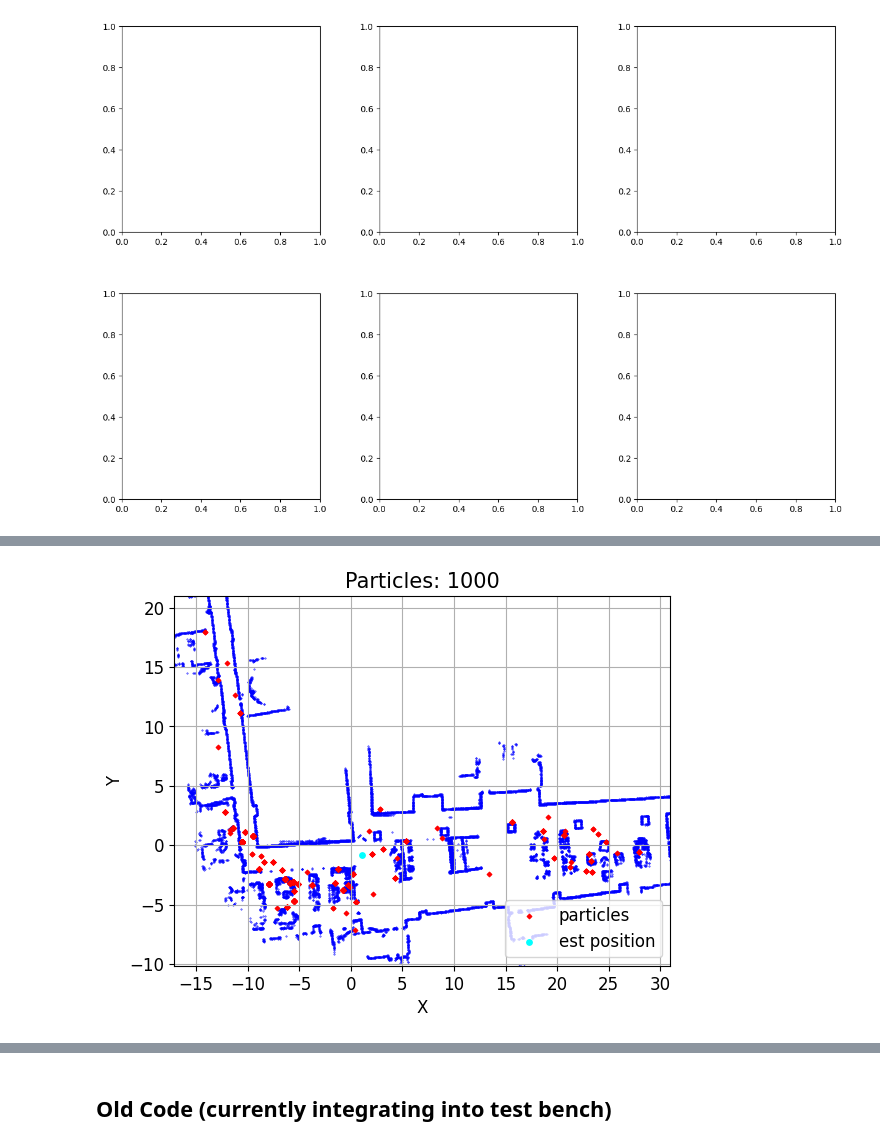
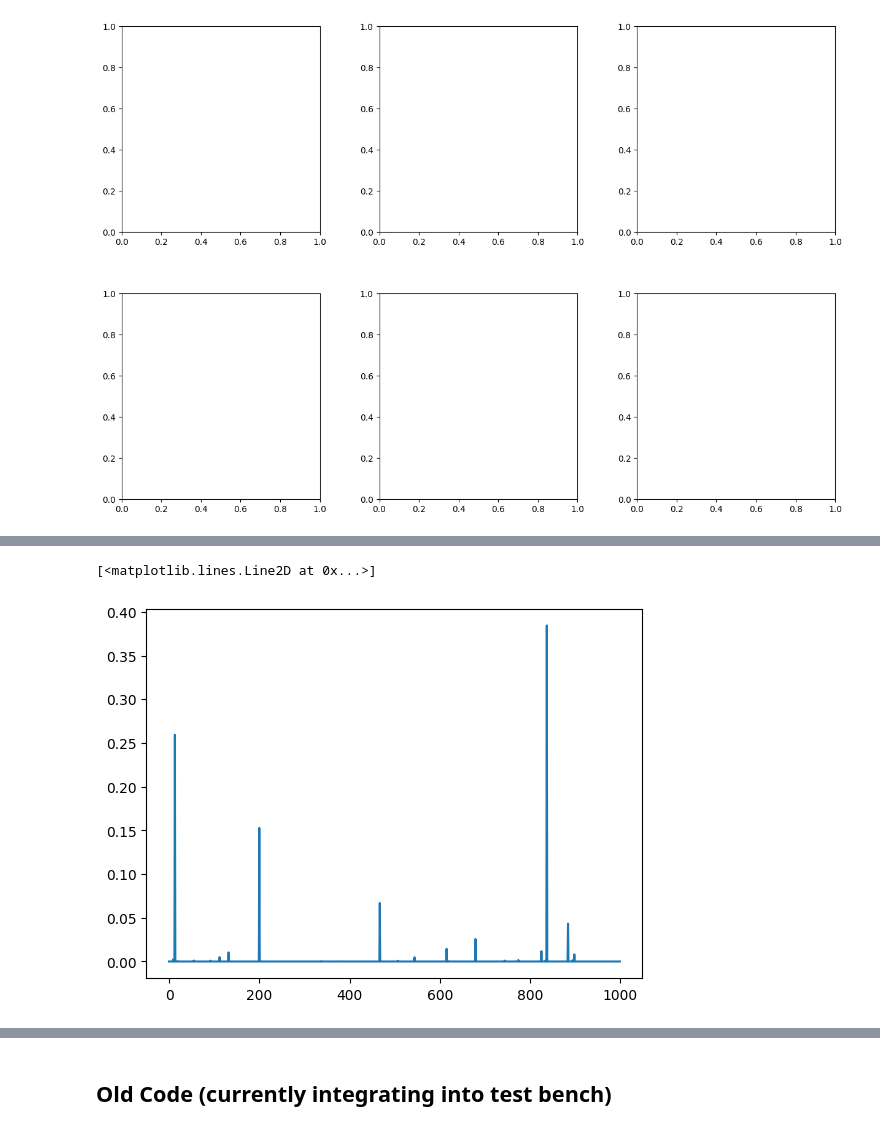
Before and after one commit to davidmhunt/odometry, a Jupyter notebook: notebooks/eval_particle_filter.ipynb, the cells around one changed output, grey strips where cells are left out. Saved outputs shown, nothing was run; the diff lists cells and outputs as text; code cells hidden in the pictures.

```diff
--- a/notebooks/eval_particle_filter.ipynb
+++ b/notebooks/eval_particle_filter.ipynb
@@ -199,18 +209,5 @@ print(np.sum(weights==0))
-# %%
-#resample the values given a choice
-particles_to_keep = test_bench.localizer.rng.choice(
-    a=test_bench.localizer.particles,
-    replace=True,
-    axis=0,
-    size=1000,
-    p=np.float64(weights[:,0])
-)
-
-test_bench.plotter_localization.plot_particles_on_map(
-    particles=particles_to_keep,
-    pose_m=test_bench.gt_localizer.current_pose_m,
-    display_arrows=False,
-    show=True
-)
-# %% [output]
-[figure, removed]
+# %%
+plt.plot(test_bench.localizer.weights)
+# %% [output]
+[<matplotlib.lines.Line2D at 0x...>]
+[figure, added]
```
Also changed, not shown: parts of 12 cells of this notebook, 2 other files.
